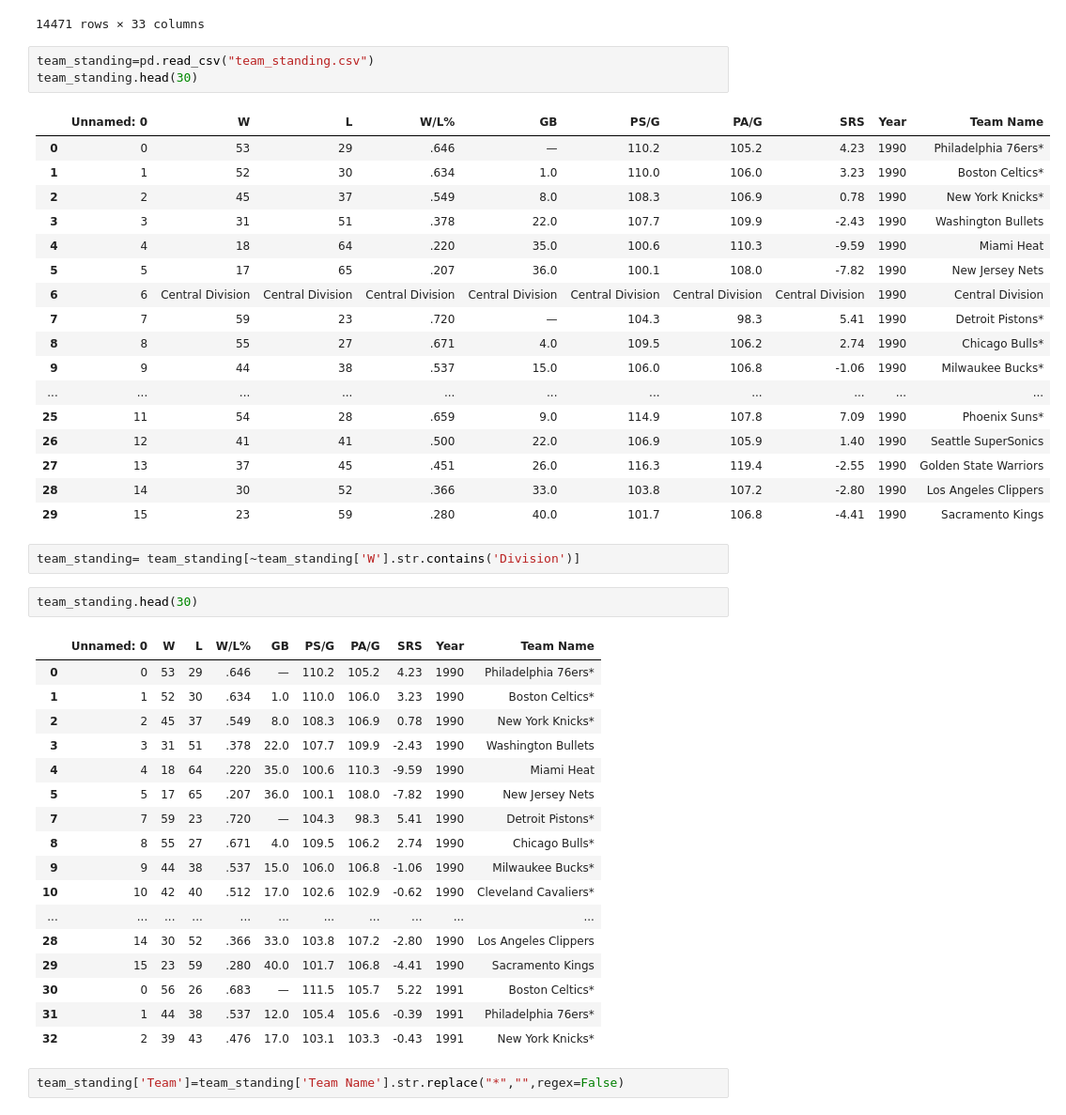
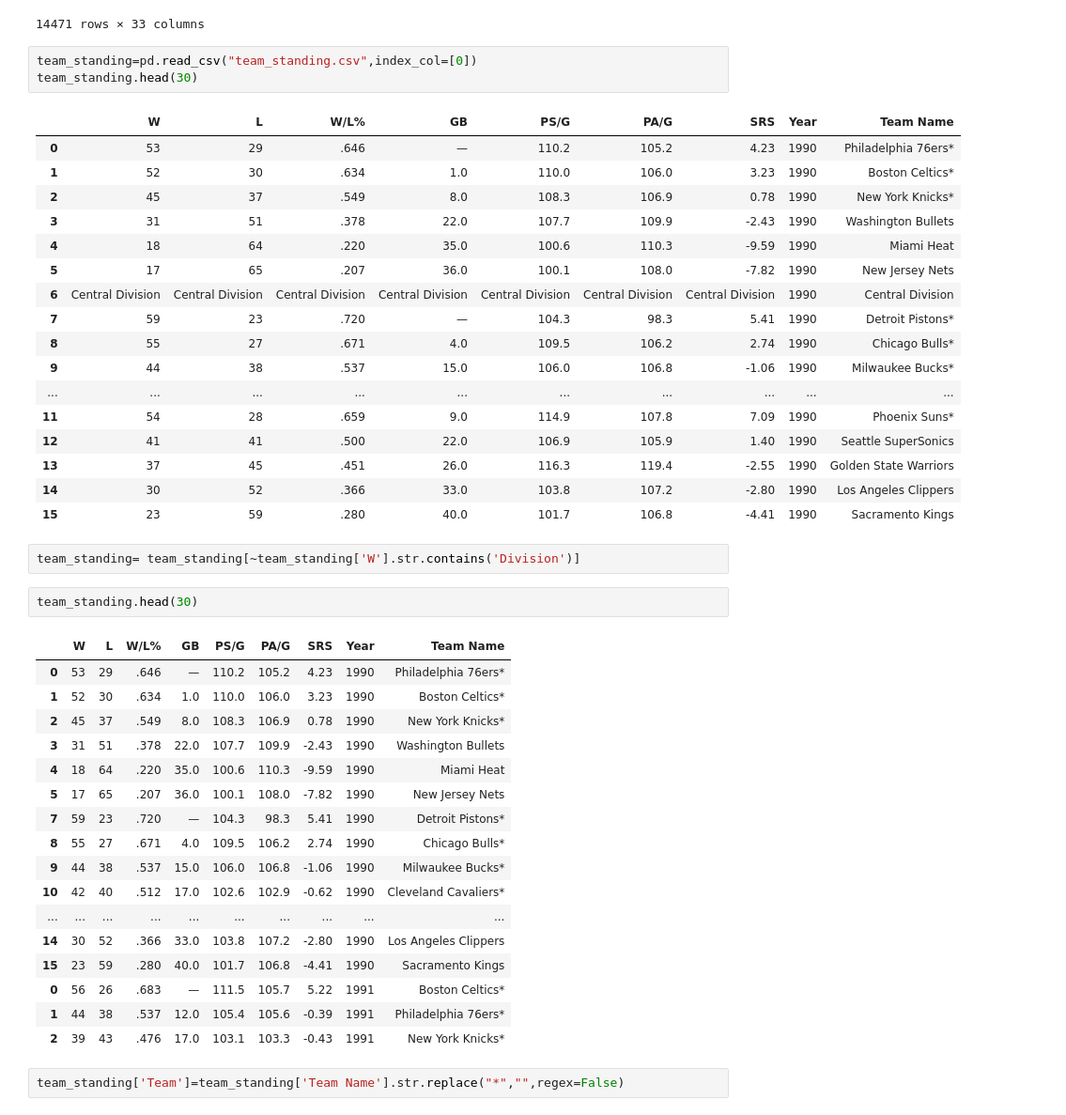
Before and after one commit to brownyu/Predicting_NBA_MVP, a Jupyter notebook: Predicting_NBA_MVP.ipynb, the cells around one changed output. Shown at 94% size. Drawn from its saved outputs; the diff is of its cells as text.

```diff
--- a/Predicting_NBA_MVP.ipynb
+++ b/Predicting_NBA_MVP.ipynb
@@ -689,48 +689,48 @@ combined_player_mvp
 | 14470 | Željko Rebrača | C | 33 | LAC | 29 | 2 | 14.2 | 1.8 | 3.3 | 0.542 | ... | ... |
 14471 rows × 33 columns
 # %%
-team_standing=pd.read_csv("team_standing.csv")
+team_standing=pd.read_csv("team_standing.csv",index_col=[0])
 team_standing.head(30)
 # %% [output]
-|  | Unnamed: 0 | W | L | W/L% | GB | PS/G | PA/G | SRS | Year | Team Name |
-| 0 | 0 | 53 | 29 | .646 | — | 110.2 | 105.2 | 4.23 | 1990 | Philadelphia 76ers* |
-| 1 | 1 | 52 | 30 | .634 | 1.0 | 110.0 | 106.0 | 3.23 | 1990 | Boston Celtics* |
-| 2 | 2 | 45 | 37 | .549 | 8.0 | 108.3 | 106.9 | 0.78 | 1990 | New York Knicks* |
-| 3 | 3 | 31 | 51 | .378 | 22.0 | 107.7 | 109.9 | -2.43 | 1990 | Washington Bullets |
-| 4 | 4 | 18 | 64 | .220 | 35.0 | 100.6 | 110.3 | -9.59 | 1990 | Miami Heat |
-| 5 | 5 | 17 | 65 | .207 | 36.0 | 100.1 | 108.0 | -7.82 | 1990 | New Jersey Nets |
-| 6 | 6 | Central Division | Central Division | Central Division | Central Division | Central Division | Central Division | Central Division | 1990 | Central Division |
-| 7 | 7 | 59 | 23 | .720 | — | 104.3 | 98.3 | 5.41 | 1990 | Detroit Pistons* |
-| 8 | 8 | 55 | 27 | .671 | 4.0 | 109.5 | 106.2 | 2.74 | 1990 | Chicago Bulls* |
-| 9 | 9 | 44 | 38 | .537 | 15.0 | 106.0 | 106.8 | -1.06 | 1990 | Milwaukee Bucks* |
-| ... | ... | ... | ... | ... | ... | ... | ... | ... | ... | ... |
-| 25 | 11 | 54 | 28 | .659 | 9.0 | 114.9 | 107.8 | 7.09 | 1990 | Phoenix Suns* |
-| 26 | 12 | 41 | 41 | .500 | 22.0 | 106.9 | 105.9 | 1.40 | 1990 | Seattle SuperSonics |
-| 27 | 13 | 37 | 45 | .451 | 26.0 | 116.3 | 119.4 | -2.55 | 1990 | Golden State Warriors |
-| 28 | 14 | 30 | 52 | .366 | 33.0 | 103.8 | 107.2 | -2.80 | 1990 | Los Angeles Clippers |
-| 29 | 15 | 23 | 59 | .280 | 40.0 | 101.7 | 106.8 | -4.41 | 1990 | Sacramento Kings |
+|  | W | L | W/L% | GB | PS/G | PA/G | SRS | Year | Team Name |
+| 0 | 53 | 29 | .646 | — | 110.2 | 105.2 | 4.23 | 1990 | Philadelphia 76ers* |
+| 1 | 52 | 30 | .634 | 1.0 | 110.0 | 106.0 | 3.23 | 1990 | Boston Celtics* |
+| 2 | 45 | 37 | .549 | 8.0 | 108.3 | 106.9 | 0.78 | 1990 | New York Knicks* |
+| 3 | 31 | 51 | .378 | 22.0 | 107.7 | 109.9 | -2.43 | 1990 | Washington Bullets |
+| 4 | 18 | 64 | .220 | 35.0 | 100.6 | 110.3 | -9.59 | 1990 | Miami Heat |
+| 5 | 17 | 65 | .207 | 36.0 | 100.1 | 108.0 | -7.82 | 1990 | New Jersey Nets |
+| 6 | Central Division | Central Division | Central Division | Central Division | Central Division | Central Division | Central Division | 1990 | Central Division |
+| 7 | 59 | 23 | .720 | — | 104.3 | 98.3 | 5.41 | 1990 | Detroit Pistons* |
+| 8 | 55 | 27 | .671 | 4.0 | 109.5 | 106.2 | 2.74 | 1990 | Chicago Bulls* |
+| 9 | 44 | 38 | .537 | 15.0 | 106.0 | 106.8 | -1.06 | 1990 | Milwaukee Bucks* |
+| ... | ... | ... | ... | ... | ... | ... | ... | ... | ... |
+| 11 | 54 | 28 | .659 | 9.0 | 114.9 | 107.8 | 7.09 | 1990 | Phoenix Suns* |
+| 12 | 41 | 41 | .500 | 22.0 | 106.9 | 105.9 | 1.40 | 1990 | Seattle SuperSonics |
+| 13 | 37 | 45 | .451 | 26.0 | 116.3 | 119.4 | -2.55 | 1990 | Golden State Warriors |
+| 14 | 30 | 52 | .366 | 33.0 | 103.8 | 107.2 | -2.80 | 1990 | Los Angeles Clippers |
+| 15 | 23 | 59 | .280 | 40.0 | 101.7 | 106.8 | -4.41 | 1990 | Sacramento Kings |
 # %%
 team_standing= team_standing[~team_standing['W'].str.contains('Division')]
 # %%
 team_standing.head(30)
 # %% [output]
-|  | Unnamed: 0 | W | L | W/L% | GB | PS/G | PA/G | SRS | Year | Team Name |
-| 0 | 0 | 53 | 29 | .646 | — | 110.2 | 105.2 | 4.23 | 1990 | Philadelphia 76ers* |
-| 1 | 1 | 52 | 30 | .634 | 1.0 | 110.0 | 106.0 | 3.23 | 1990 | Boston Celtics* |
-| 2 | 2 | 45 | 37 | .549 | 8.0 | 108.3 | 106.9 | 0.78 | 1990 | New York Knicks* |
-| 3 | 3 | 31 | 51 | .378 | 22.0 | 107.7 | 109.9 | -2.43 | 1990 | Washington Bullets |
-| 4 | 4 | 18 | 64 | .220 | 35.0 | 100.6 | 110.3 | -9.59 | 1990 | Miami Heat |
-| 5 | 5 | 17 | 65 | .207 | 36.0 | 100.1 | 108.0 | -7.82 | 1990 | New Jersey Nets |
-| 7 | 7 | 59 | 23 | .720 | — | 104.3 | 98.3 | 5.41 | 1990 | Detroit Pistons* |
-| 8 | 8 | 55 | 27 | .671 | 4.0 | 109.5 | 106.2 | 2.74 | 1990 | Chicago Bulls* |
-| 9 | 9 | 44 | 38 | .537 | 15.0 | 106.0 | 106.8 | -1.06 | 1990 | Milwaukee Bucks* |
-| 10 | 10 | 42 | 40 | .512 | 17.0 | 102.6 | 102.9 | -0.62 | 1990 | Cleveland Cavaliers* |
-| ... | ... | ... | ... | ... | ... | ... | ... | ... | ... | ... |
-| 28 | 14 | 30 | 52 | .366 | 33.0 | 103.8 | 107.2 | -2.80 | 1990 | Los Angeles Clippers |
-| 29 | 15 | 23 | 59 | .280 | 40.0 | 101.7 | 106.8 | -4.41 | 1990 | Sacramento Kings |
-| 30 | 0 | 56 | 26 | .683 | — | 111.5 | 105.7 | 5.22 | 1991 | Boston Celtics* |
-| 31 | 1 | 44 | 38 | .537 | 12.0 | 105.4 | 105.6 | -0.39 | 1991 | Philadelphia 76ers* |
-| 32 | 2 | 39 | 43 | .476 | 17.0 | 103.1 | 103.3 | -0.43 | 1991 | New York Knicks* |
+|  | W | L | W/L% | GB | PS/G | PA/G | SRS | Year | Team Name |
+| 0 | 53 | 29 | .646 | — | 110.2 | 105.2 | 4.23 | 1990 | Philadelphia 76ers* |
+| 1 | 52 | 30 | .634 | 1.0 | 110.0 | 106.0 | 3.23 | 1990 | Boston Celtics* |
+| 2 | 45 | 37 | .549 | 8.0 | 108.3 | 106.9 | 0.78 | 1990 | New York Knicks* |
+| 3 | 31 | 51 | .378 | 22.0 | 107.7 | 109.9 | -2.43 | 1990 | Washington Bullets |
+| 4 | 18 | 64 | .220 | 35.0 | 100.6 | 110.3 | -9.59 | 1990 | Miami Heat |
+| 5 | 17 | 65 | .207 | 36.0 | 100.1 | 108.0 | -7.82 | 1990 | New Jersey Nets |
+| 7 | 59 | 23 | .720 | — | 104.3 | 98.3 | 5.41 | 1990 | Detroit Pistons* |
+| 8 | 55 | 27 | .671 | 4.0 | 109.5 | 106.2 | 2.74 | 1990 | Chicago Bulls* |
+| 9 | 44 | 38 | .537 | 15.0 | 106.0 | 106.8 | -1.06 | 1990 | Milwaukee Bucks* |
+| 10 | 42 | 40 | .512 | 17.0 | 102.6 | 102.9 | -0.62 | 1990 | Cleveland Cavaliers* |
+| ... | ... | ... | ... | ... | ... | ... | ... | ... | ... |
+| 14 | 30 | 52 | .366 | 33.0 | 103.8 | 107.2 | -2.80 | 1990 | Los Angeles Clippers |
+| 15 | 23 | 59 | .280 | 40.0 | 101.7 | 106.8 | -4.41 | 1990 | Sacramento Kings |
+| 0 | 56 | 26 | .683 | — | 111.5 | 105.7 | 5.22 | 1991 | Boston Celtics* |
+| 1 | 44 | 38 | .537 | 12.0 | 105.4 | 105.6 | -0.39 | 1991 | Philadelphia 76ers* |
+| 2 | 39 | 43 | .476 | 17.0 | 103.1 | 103.3 | -0.43 | 1991 | New York Knicks* |
 # %%
 team_standing['Team']=team_standing['Team Name'].str.replace("*","",regex=False)
 # %%
```
Also changed, not shown: parts of 9 cells of this notebook, 4 other files.
